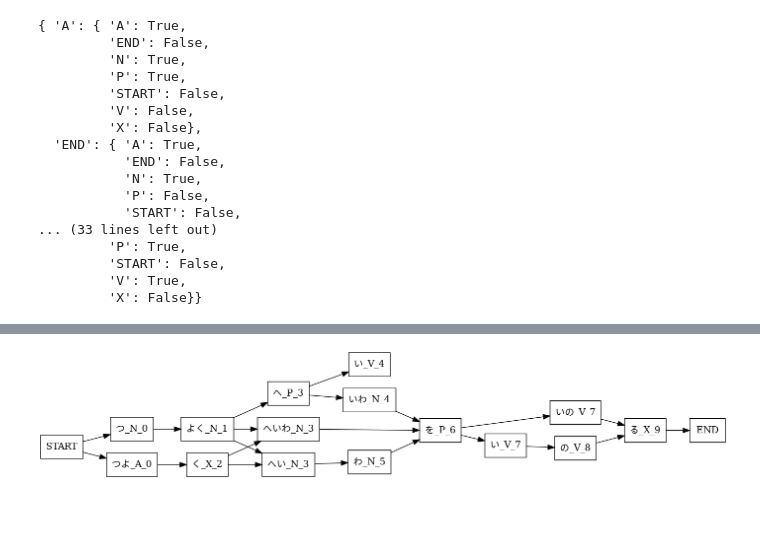
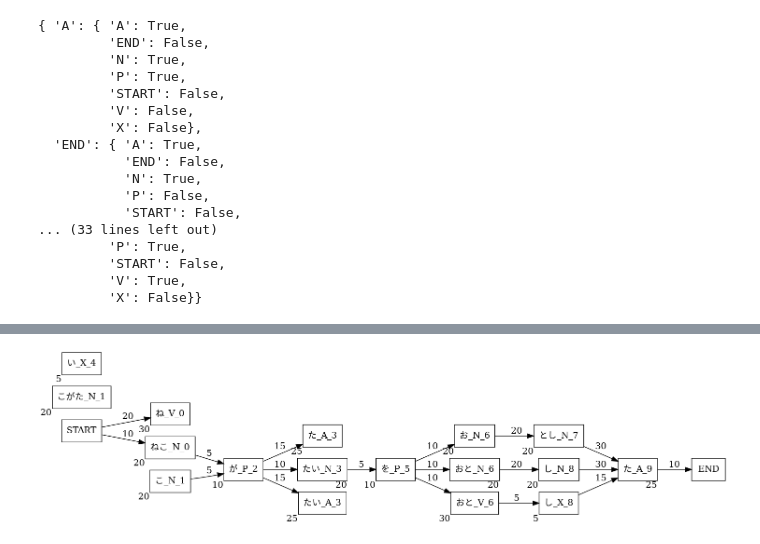
Before and after one commit to noxowl/I223-Natural-Language-Processing, a Jupyter notebook: py_morphological_anaylsis_ja.ipynb, the cells around one changed output, grey strips where cells are left out. Cells and saved outputs as stored; diff of their text form; code cells hidden in the pictures; blank space fills up the shorter version.

Commit message:
add graph with cost

```diff
--- a/py_morphological_anaylsis_ja.ipynb
+++ b/py_morphological_anaylsis_ja.ipynb
@@ -139,9 +197,14 @@ class Morpheme:
 @dataclass
 class MorphemeNode:
     m: Morpheme
-    cost: int = 0
-    previous_node: list[str] = field(default_factory=list)
-    next_node: list[str] = field(default_factory=list)
+    previous_node: list[MorphemeNodePair] = field(default_factory=list)
+    next_node: list[MorphemeNodePair] = field(default_factory=list)
+
+
+@dataclass
+class MorphemeNodePair:
+    nodename: str
+    pair_cost: int
 
 
 @dataclass
@@ -153,10 +216,12 @@ class MorphologicalAnalyserJaSolution:
 
 
 class MorphologicalAnalyserJa:
-    def __init__(self, _word_dict: dict, _conn_table: dict) -> None:
+    def __init__(self, _word_dict: dict, _conn_table: dict, _cost_pos, _cost_pair) -> None:
         self._origin: str = ''
         self._dict: dict = _word_dict
         self._conn: dict = _conn_table
+        self._cost_pos: dict = _cost_pos
+        self._cost_pair: dict = _cost_pair
         self._origin_length = 0
         self._word_node: dict[int, list[Morpheme]] = {}
         self._connection_node: dict[int, list[MorphemeNode]] = {}
@@ -189,7 +254,9 @@ class MorphologicalAnalyserJa:
                 self._add_node(cursor, data_length, data)
 
     def _add_node(self, cursor: int, data_length: int, data: dict) -> None:
-        self._word_node[cursor].append(Morpheme(data['word'], data_length, data['pos'], data))
+        self._word_node[cursor].append(
+            Morpheme(data['word'], data_length, data['pos'], data, self._cost_pos[data['pos']])
+            )
 
     def _find_all_solution(self) -> None:
         for cursor, word in enumerate(self._origin):
@@ -199,15 +266,24 @@ class MorphologicalAnalyserJa:
         for m in lm:
             node = MorphemeNode(m)
             if cursor == 0 and self._conn['START'][m.pos]:
-                node.previous_node.append('START')
+                node.previous_node.append(
+                    MorphemeNodePair('START', self._cost_pair['START'][m.pos])
+                )
             try:
                 next_cursor = cursor + m.size
                 for n in self._word_node[next_cursor]:
                     if self._conn[m.pos][n.pos]:
-                        node.next_node.append(f'{n.word}_{n.pos}_{next_cursor}')
+                        node.next_node.append(
+                            MorphemeNodePair(
+                                f'{n.word}_{n.pos}_{next_cursor}',
+                                self._cost_pair[m.pos][n.pos]
+                            )
+                        )
             except KeyError:
                 if self._conn['END'][m.pos]:
-                    node.next_node.append('END')
+                    node.next_node.append(
+                        MorphemeNodePair('END', self._cost_pair[m.pos]['END'])
+                    )
             self._connection_node[cursor].append(node)
 
     def _find_connection_solution(self) -> None:
@@ -226,7 +302,8 @@ class MorphologicalAnalyserJa:
             pprint(e)
             return Result(None, False)
 # %%
-analyser_ja: MorphologicalAnalyserJa = MorphologicalAnalyserJa(NEKO_WORD_DICT, NEKO_CONN_TABLE)
+analyser_ja: MorphologicalAnalyserJa = MorphologicalAnalyserJa(
+    NEKO_WORD_DICT, NEKO_CONN_TABLE, NEKO_POS_COSTS, NEKO_PAIR_COSTS_TABLE)
 input_string = "ねこがたいをおとした"
 solution_result: Result = analyser_ja.analyse(input_string)
 if solution_result.is_ok():
@@ -293,3 +395,7 @@ AttributeError: 'list' object has no attribute 'contains'
+# %%
+neko_graph.draw_with_cost()
+# %% [output]
+[figure, added]
 # %%
 heiwa_word_dictionary_csv = """word,pronunciation,pos,note
 い,i,V,
@@ -316,15 +422,29 @@ P,1,1,1,1,0,0,1
 V,0,0,0,1,1,0,0
 X,1,1,0,1,0,0,1"""
 
-analyser_ja: MorphologicalAnalyserJa = MorphologicalAnalyserJa(word_dict_parser(heiwa_word_dictionary_csv), connection_table_parser(heiwa_connection_table_csv))
+heiwa_costs_of_pos_csv = """pos,cost
+A,25
+N,20
+P,10
+V,30
+X,5"""
+
+heiwa_costs_of_pairs_of_pos_csv = """POS,A,N,P,V,X,START,END
+A,70,0,0,0,5,0,0
+N,30,20,5,30,0,0,40
+P,15,10,0,10,0,0,0
+V,0,0,0,60,5,0,0
+X,15,10,0,15,0,0,10
+START,30,10,50,20,0,0,0
+END,0,40,0,0,10,0,0
+"""
+
+analyser_ja: MorphologicalAnalyserJa = MorphologicalAnalyserJa(
+    word_dict_parser(heiwa_word_dictionary_csv), connection_table_parser(heiwa_connection_table_csv),
+    costs_of_pos_parser(heiwa_costs_of_pos_csv), costs_of_pairs_of_pos_parser(heiwa_costs_of_pairs_of_pos_csv))
 input_string = "つよくへいわをいのる"
 solution_result: Result = analyser_ja.analyse(input_string)
 if solution_result.is_ok():
     solution: MorphologicalAnalyserJaSolution = solution_result.unwrap()
 else:
     print("Morphological analysis failed.")
-
-heiwa_graph = MorphologicalAnalysisGraph(solution)
-heiwa_graph.draw_all_solution()
-# %% [output]
-[figure, removed]
```
Also changed, not shown: parts of 10 cells of this notebook.
